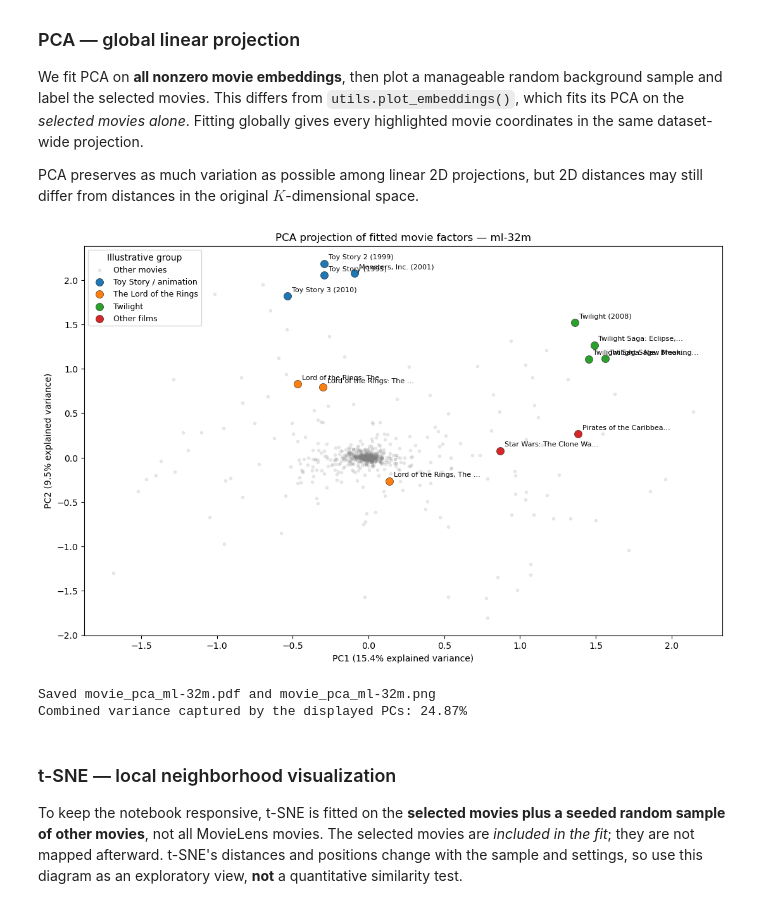
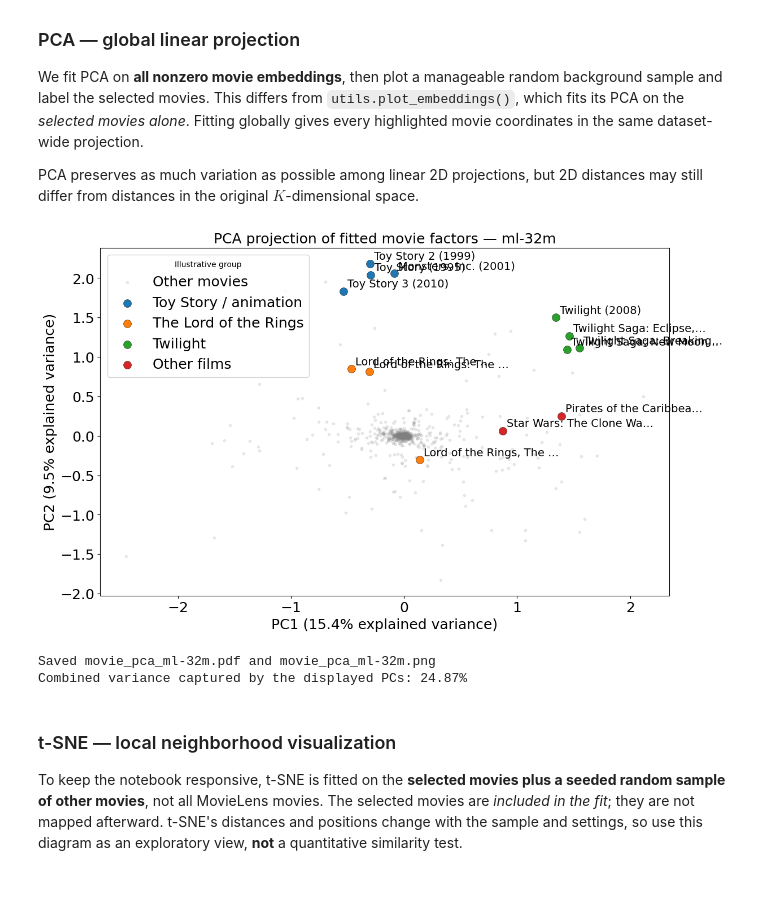
Before and after one commit to emmanuelayanful/Movie-Recommendation-System, a Jupyter notebook: analysis.ipynb, the cells around one changed output. Saved outputs shown, nothing was run; the diff lists cells and outputs as text; code cells hidden in the pictures.

```diff
--- a/analysis.ipynb
+++ b/analysis.ipynb
@@ -28,6 +28,9 @@ import seaborn as sns
 from IPython.display import Markdown, display
 from sklearn.decomposition import PCA
 from sklearn.manifold import TSNE
+from src.utils import PLOT_STYLE, FONT_SIZE
+
+plt.rcParams.update(PLOT_STYLE)
 
 # ---------------------- Reviewer settings ----------------------
 DATASET_NAME = "ml-32m"            # Alternatively, "ml-latest-small"
@@ -356,47 +391,80 @@ pca_selected = pca.transform(movie_factors[selected_indices])
 
 
 def draw_selected_projection(
-    ax, selected_xy: np.ndarray, *, positions_by_index: dict[int, int] | None = None
+    ax,
+    selected_xy: np.ndarray,
+    *,
+    positions_by_index: dict[int, int] | None = None
 ) -> None:
     """
     Annotate the same preselected movie IDs on a 2D projection.
     """
-    palette = dict(zip(MOVIE_GROUPS, sns.color_palette("tab10", n_colors=len(MOVIE_GROUPS))))
+    palette = dict(
+        zip(
+            MOVIE_GROUPS,
+            sns.color_palette("tab10", n_colors=len(MOVIE_GROUPS))
+        )
+    )
+
     for group, ids in selected_by_group.items():
         plot_xy, plot_ids = [], []
+
         for movie_id in ids:
             internal = movie_to_index[movie_id]
+
             if positions_by_index is None:
                 xy = selected_xy[selected_ids.index(movie_id)]
             else:
                 xy = selected_xy[positions_by_index[internal]]
+
             plot_xy.append(xy)
             plot_ids.append(movie_id)
+
         if not plot_ids:
             continue
+
         plot_xy = np.asarray(plot_xy)
-        ax.scatter(plot_xy[:, 0], plot_xy[:, 1], s=76, color=palette[group],
-                   edgecolors="black", linewidths=0.35, label=group, zorder=3)
+
+        ax.scatter(
+            plot_xy[:, 0],
+            plot_xy[:, 1],
+            s=100,
+            color=palette[group],
+            edgecolors="black",
+            linewidths=0.35,
+            label=group,
+            zorder=3,
+        )
+
         for (x, y), movie_id in zip(plot_xy, plot_ids):
-            ax.annotate(short_title(movie_id, 24), (x, y), xytext=(5, 5),
-                        textcoords="offset points", fontsize=8)
-    ax.legend(title="Illustrative group", loc="best", fontsize=9)
+            ax.annotate(
+                short_title(movie_id, 24),
+                (x, y),
+                xytext=(5, 5),
+                textcoords="offset points",
+                fontsize=FONT_SIZE - 4,
+            )
+
+    ax.legend(
+        title="Illustrative group",
+        loc="best",
+    )
 
 
 fig, ax = plt.subplots(figsize=(13, 8))
 ax.scatter(pca_background[:, 0], pca_background[:, 1], color="gray", alpha=0.15,
            s=9, label="Other movies")
 draw_selected_projection(ax, pca_selected)
 ax.set(
     xlabel=f"PC1 ({100 * pca.explained_variance_ratio_[0]:.1f}% explained variance)",
     ylabel=f"PC2 ({100 * pca.explained_variance_ratio_[1]:.1f}% explained variance)",
     title=f"PCA projection of fitted movie factors — {DATASET_NAME}",
 )
 save_and_display(fig, f"movie_pca_{DATASET_NAME}")
 print("Combined variance captured by the displayed PCs:",
       f"{100 * pca.explained_variance_ratio_[:2].sum():.2f}%")
 # %% [output]
-[figure, old version]
+[figure, new version]
 Saved movie_pca_ml-32m.pdf and movie_pca_ml-32m.png
 Combined variance captured by the displayed PCs: 24.87%
 # %% [markdown]
```
Also changed, not shown: parts of 8 cells of this notebook, 21 other files.
